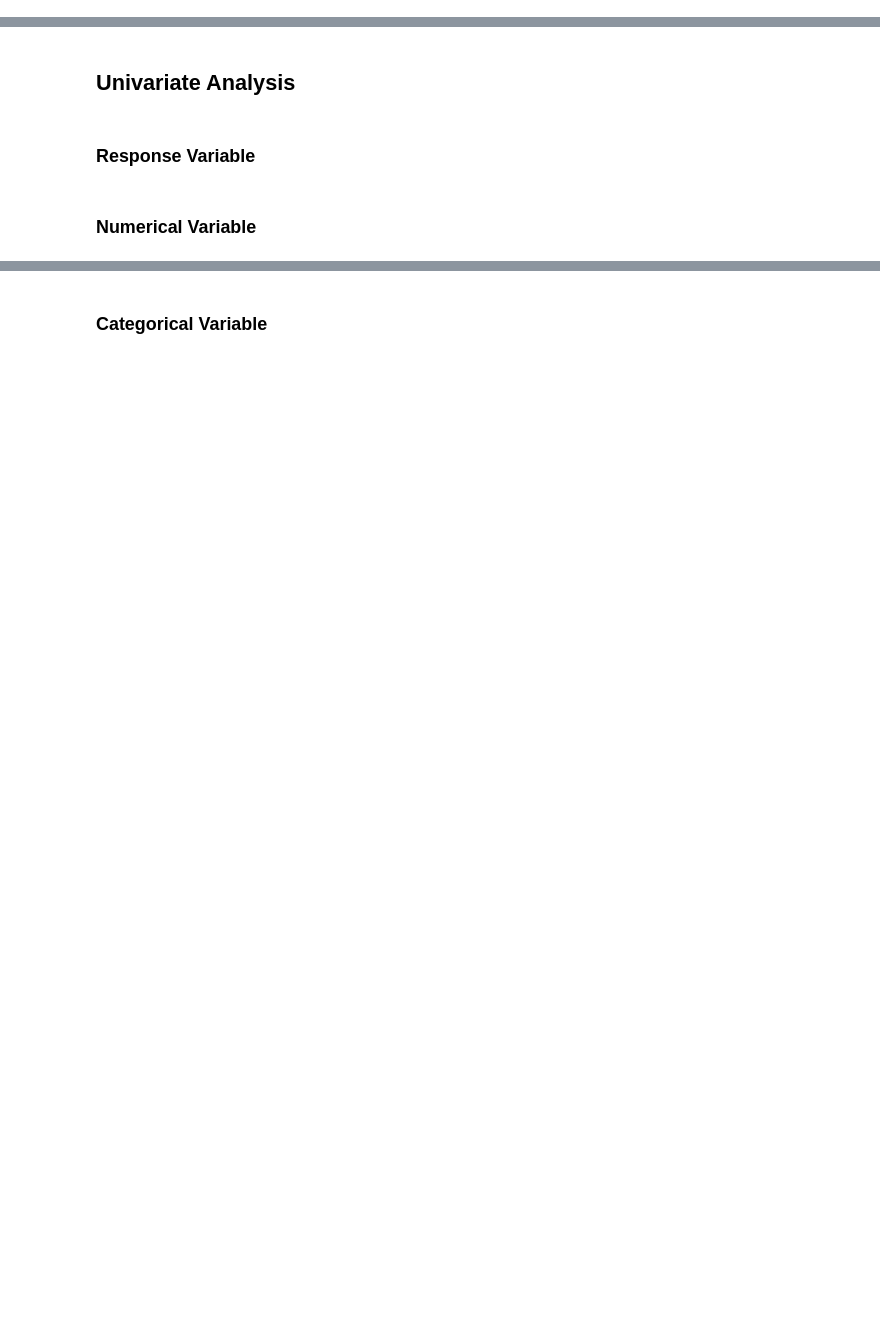
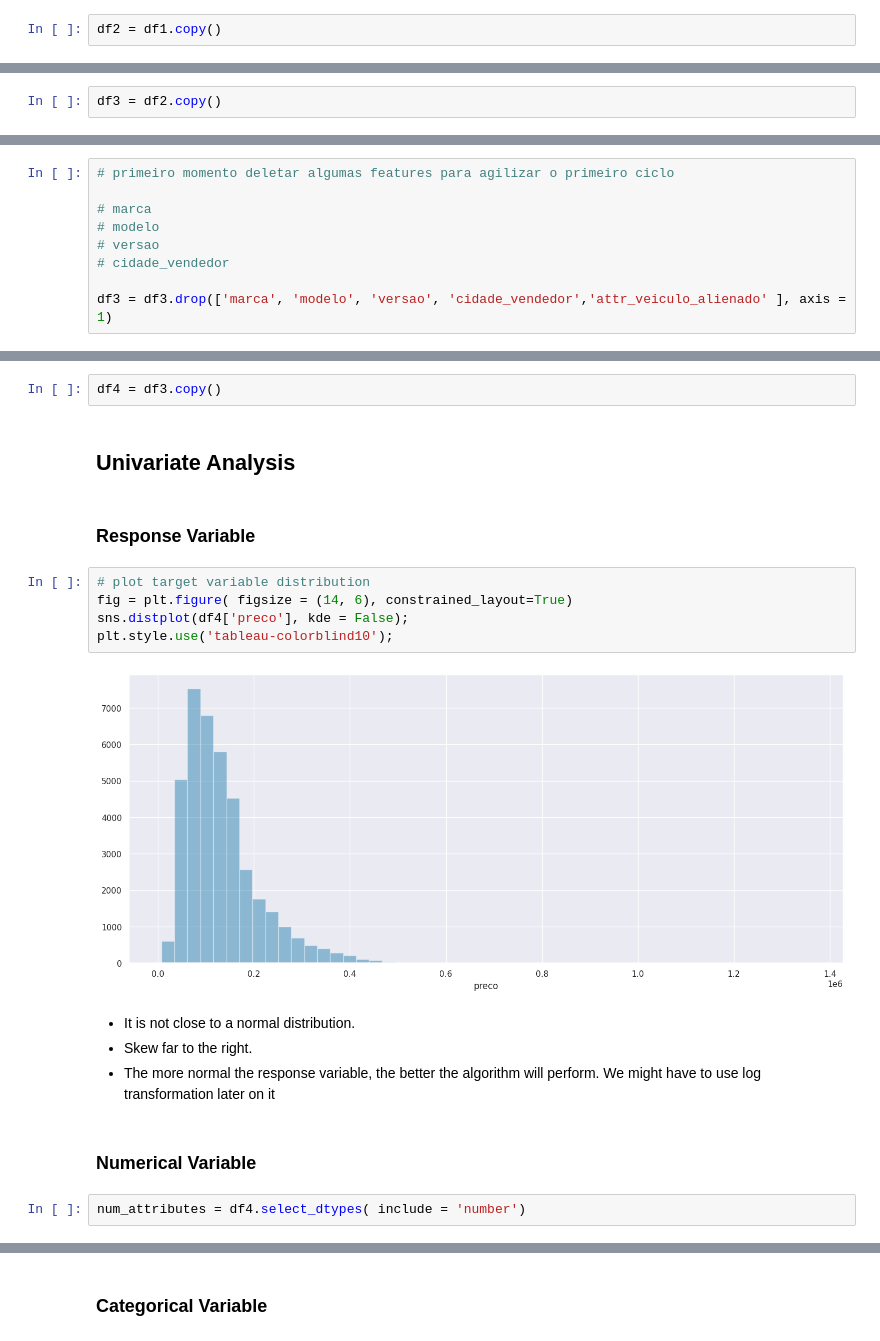
Before and after one commit to marxcerqueira/hackday-cds-time1, a Jupyter notebook: notebook/hackday-cds-time1.ipynb, the cells around one changed output, grey strips where cells are left out. Cells and saved outputs as stored; diff of their text form; blank space fills up the shorter version.

```diff
--- a/notebook/hackday-cds-time1.ipynb
+++ b/notebook/hackday-cds-time1.ipynb
@@ -399,2 +696,4 @@ cate_attributes.apply( lambda x: x.unique().shape[0])
 # %% [markdown]
 # FEATURE ENGINEERING
+# %%
+df2 = df1.copy()
@@ -408,6 +730,8 @@ cate_attributes.apply( lambda x: x.unique().shape[0])
 ## Feature Engineering
 # %% [markdown]
 # VARIABLE FILTERING
+# %%
+df3 = df2.copy()
 # %% [markdown]
 ## Line Filtering
 # %% [markdown]
@@ -414,0 +753,9 @@ cate_attributes.apply( lambda x: x.unique().shape[0])
+# %%
+# primeiro momento deletar algumas features para agilizar o primeiro ciclo
+
+# marca
+# modelo
+# versao
+# cidade_vendedor
+
+df3 = df3.drop(['marca', 'modelo', 'versao', 'cidade_vendedor','attr_veiculo_alienado' ], axis = 1)
@@ -415,8 +782,23 @@ cate_attributes.apply( lambda x: x.unique().shape[0])
 # %% [markdown]
 # EXPLORATORY DATA ANALYSIS (EDA)
+# %%
+df4 = df3.copy()
 # %% [markdown]
 ## Univariate Analysis
 # %% [markdown]
 ### Response Variable
+# %%
+# plot target variable distribution
+fig = plt.figure( figsize = (14, 6), constrained_layout=True)
+sns.distplot(df4['preco'], kde = False);
+plt.style.use('tableau-colorblind10');
+# %% [output]
+[figure, added]
+# %% [markdown]
+- It is not close to a normal distribution.
+- Skew far to the right.
+- The more normal the response variable, the better the algorithm will perform. We might have to use log transformation later on it
 # %% [markdown]
 ### Numerical Variable
+# %%
+num_attributes = df4.select_dtypes( include = 'number')
```
Also changed, not shown: parts of 75 cells of this notebook.
